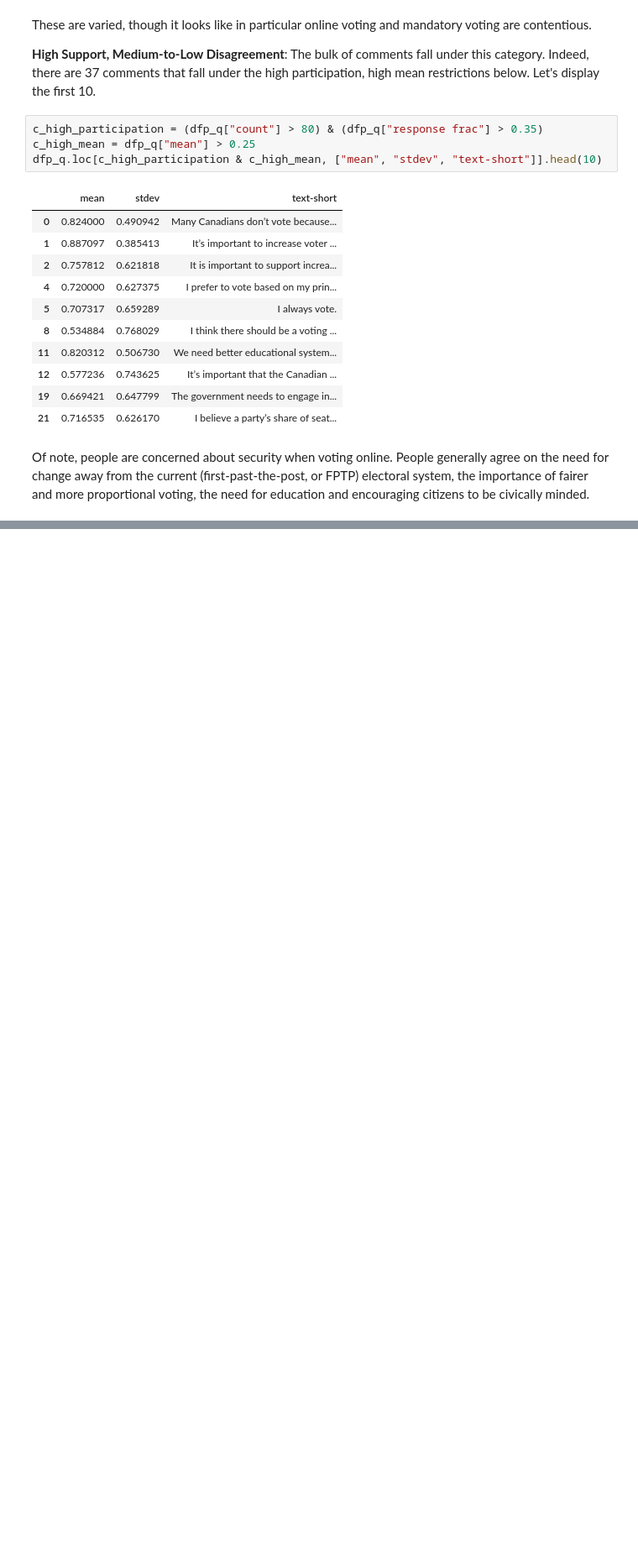
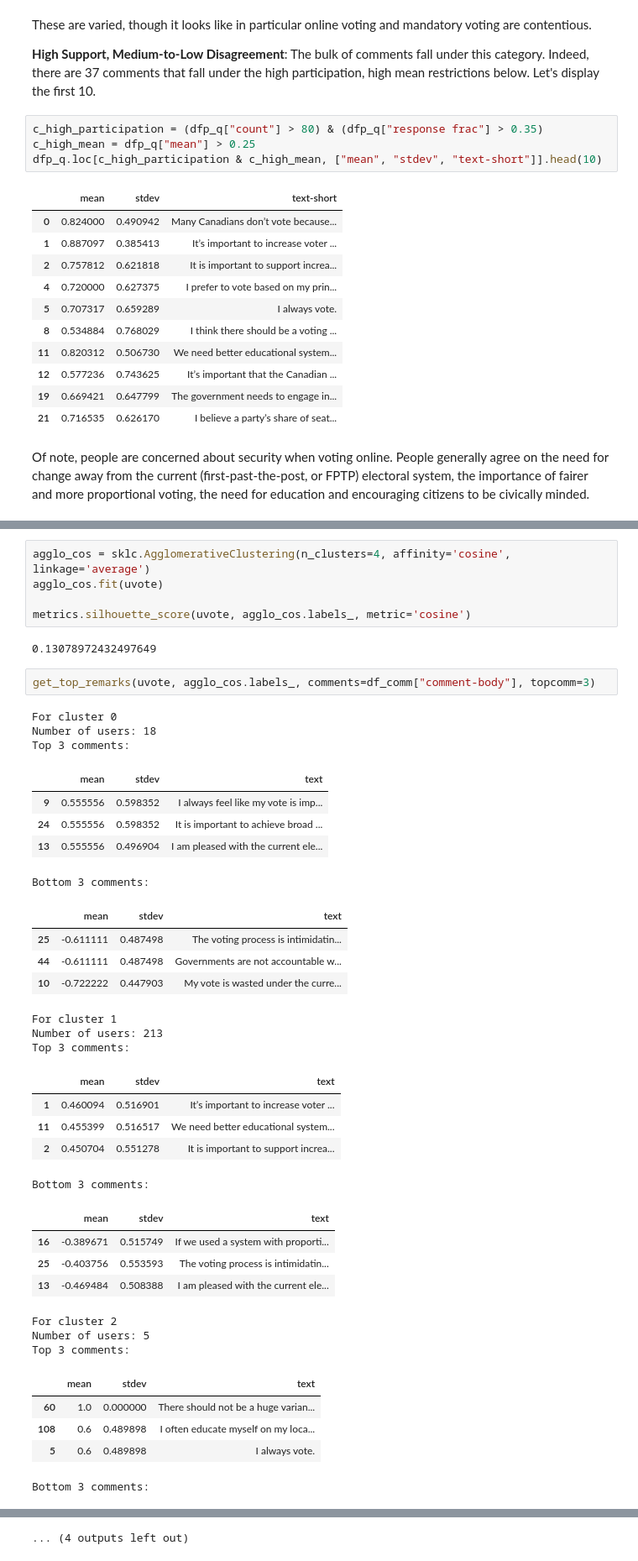
Before and after one commit to cczhu/OpenDataToronto, a Jupyter notebook: MyDem0cracy/MyDemocracy (Open Data Toronto 2017-2-23).ipynb, the cells around one changed output, grey strips where cells are left out. Shown at 84% size. Saved outputs shown, nothing was run; the diff lists cells and outputs as text; blank space fills up the shorter version.

```diff
--- a/MyDem0cracy/MyDemocracy (Open Data Toronto 2017-2-23).ipynb
+++ b/MyDem0cracy/MyDemocracy (Open Data Toronto 2017-2-23).ipynb
@@ -381,0 +669,42 @@ One goal of MyDem0cracy is to categorize poll-takers into opinion groups.  Pol.i
+# %%
+agglo_cos = sklc.AgglomerativeClustering(n_clusters=4, affinity='cosine', linkage='average')
+agglo_cos.fit(uvote)
+
+metrics.silhouette_score(uvote, agglo_cos.labels_, metric='cosine')
+# %% [output]
+0.13078972432497649
+# %%
+get_top_remarks(uvote, agglo_cos.labels_, comments=df_comm["comment-body"], topcomm=3)
+# %% [output]
+For cluster 0
+Number of users: 18
+Top 3 comments:
+|  | mean | stdev | text |
+| 9 | 0.555556 | 0.598352 | I always feel like my vote is imp... |
+| 24 | 0.555556 | 0.598352 | It is important to achieve broad ... |
+| 13 | 0.555556 | 0.496904 | I am pleased with the current ele... |
+Bottom 3 comments:
+|  | mean | stdev | text |
+| 25 | -0.611111 | 0.487498 | The voting process is intimidatin... |
+| 44 | -0.611111 | 0.487498 | Governments are not accountable w... |
+| 10 | -0.722222 | 0.447903 | My vote is wasted under the curre... |
+For cluster 1
+Number of users: 213
+Top 3 comments:
+|  | mean | stdev | text |
+| 1 | 0.460094 | 0.516901 | It’s important to increase voter ... |
+| 11 | 0.455399 | 0.516517 | We need better educational system... |
+| 2 | 0.450704 | 0.551278 | It is important to support increa... |
+Bottom 3 comments:
+|  | mean | stdev | text |
+| 16 | -0.389671 | 0.515749 | If we used a system with proporti... |
+| 25 | -0.403756 | 0.553593 | The voting process is intimidatin... |
+| 13 | -0.469484 | 0.508388 | I am pleased with the current ele... |
+For cluster 2
+Number of users: 5
+Top 3 comments:
+|  | mean | stdev | text |
+| 60 | 1.0 | 0.000000 | There should not be a huge varian... |
+| 108 | 0.6 | 0.489898 | I often educate myself on my loca... |
+| 5 | 0.6 | 0.489898 | I always vote. |
+Bottom 3 comments:
@@ -381,0 +715 @@ One goal of MyDem0cracy is to categorize poll-takers into opinion groups.  Pol.i
+... (4 outputs left out)
```
Also changed, not shown: parts of 46 cells of this notebook, 4 other files.
